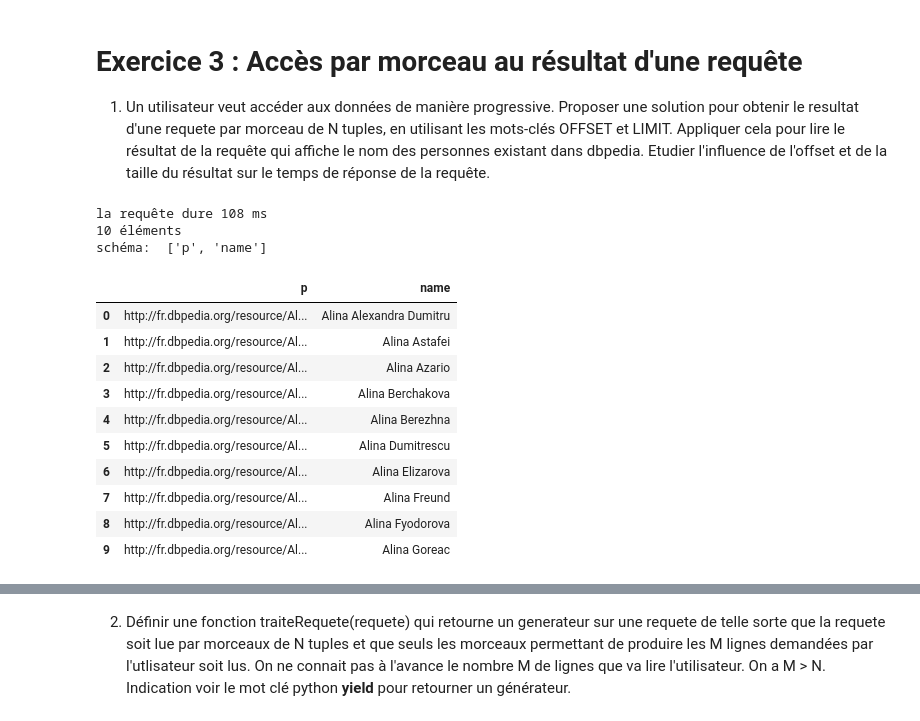
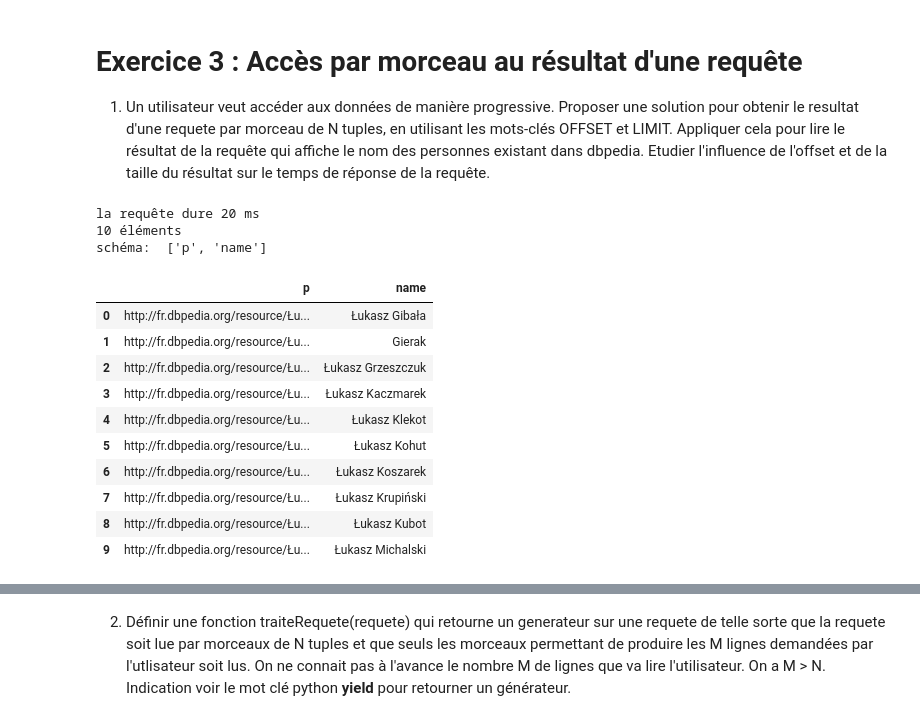
Before and after one commit to hichem-bouzourine/M1, a Jupyter notebook: S2/SAM/TME8-9/TP8-9 requetes-opendata 2024_SUJET_SEUL_BOUZOURINE-HICHEM .ipynb, the cells around one changed output, grey strips where cells are left out. Cells and saved outputs as stored; diff of their text form; code cells hidden in the pictures.

```diff
--- a/S2/SAM/TME8-9/TP8-9 requetes-opendata 2024_SUJET_SEUL_BOUZOURINE-HICHEM .ipynb
+++ b/S2/SAM/TME8-9/TP8-9 requetes-opendata 2024_SUJET_SEUL_BOUZOURINE-HICHEM .ipynb
@@ -1045,46 +1027,45 @@ Etudier l'influence de l'offset et de la taille du résultat sur le temps de ré
 # %%
 # Exemple d'utilisation de OFFSET et LIMIT
 
 # Compléter cet exemple
 
 
 import time
-
-requete = DBPEDIA_prefix + """
-
+offset = 1
+limit = 10
+requete = DBPEDIA_prefix + f"""
 SELECT distinct ?p ?name
-WHERE {
+WHERE {{
   ?p rdf:type dbo:Person .
   ?p foaf:name ?name
   FILTER(  STRLEN(?name) != 0)
-}
-# ORDER BY ?p ?name
-offset 10000 limit 10
+}}
+OFFSET {offset} LIMIT {limit}
 """
 
 start_time = time.time()
 # exécution de la requête
 DBPEDIA.setQuery(requete)
 res = DBPEDIA.query().bindings
 duree = int ( (time.time() - start_time) * 1000)
 print(f"la requête dure {duree} ms")
 
 afficherResultat(res)
 # %% [output]
-la requête dure 108 ms
+la requête dure 20 ms
 10 éléments
 schéma:  ['p', 'name']
 |  | p | name |
-| 0 | http://fr.dbpedia.org/resource/Al... | Alina Alexandra Dumitru |
-| 1 | http://fr.dbpedia.org/resource/Al... | Alina Astafei |
-| 2 | http://fr.dbpedia.org/resource/Al... | Alina Azario |
-| 3 | http://fr.dbpedia.org/resource/Al... | Alina Berchakova |
-| 4 | http://fr.dbpedia.org/resource/Al... | Alina Berezhna |
-| 5 | http://fr.dbpedia.org/resource/Al... | Alina Dumitrescu |
-| 6 | http://fr.dbpedia.org/resource/Al... | Alina Elizarova |
-| 7 | http://fr.dbpedia.org/resource/Al... | Alina Freund |
-| 8 | http://fr.dbpedia.org/resource/Al... | Alina Fyodorova |
-| 9 | http://fr.dbpedia.org/resource/Al... | Alina Goreac |
+| 0 | http://fr.dbpedia.org/resource/Łu... | Łukasz Gibała |
+| 1 | http://fr.dbpedia.org/resource/Łu... | Gierak |
+| 2 | http://fr.dbpedia.org/resource/Łu... | Łukasz Grzeszczuk |
+| 3 | http://fr.dbpedia.org/resource/Łu... | Łukasz Kaczmarek |
+| 4 | http://fr.dbpedia.org/resource/Łu... | Łukasz Klekot |
+| 5 | http://fr.dbpedia.org/resource/Łu... | Łukasz Kohut |
+| 6 | http://fr.dbpedia.org/resource/Łu... | Łukasz Koszarek |
+| 7 | http://fr.dbpedia.org/resource/Łu... | Łukasz Krupiński |
+| 8 | http://fr.dbpedia.org/resource/Łu... | Łukasz Kubot |
+| 9 | http://fr.dbpedia.org/resource/Łu... | Łukasz Michalski |
 # %%
 import time
 
```
Also changed, not shown: parts of 16 cells of this notebook.
